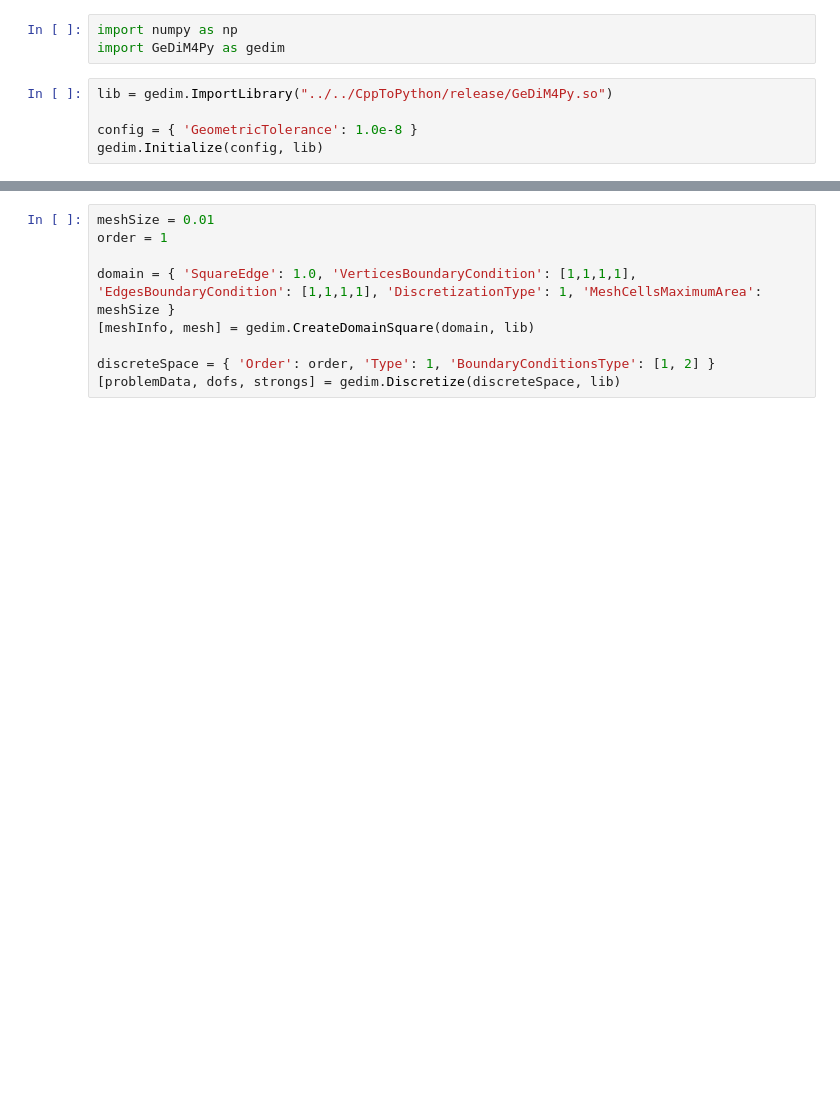
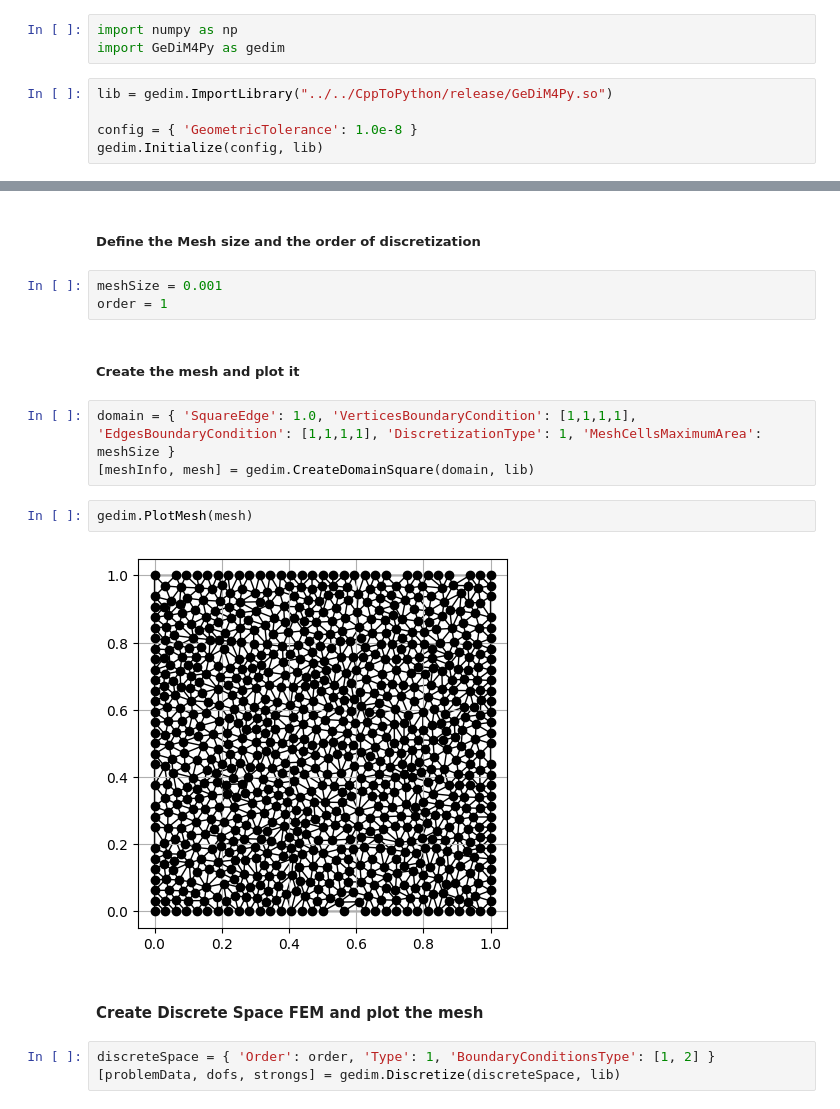
Before and after one commit to aurona23/progetto-MOR, a Jupyter notebook: high_fidelity.ipynb, the cells around one changed output, grey strips where cells are left out. Saved outputs shown, nothing was run; the diff lists cells and outputs as text; blank space fills up the shorter version.

```diff
--- a/high_fidelity.ipynb
+++ b/high_fidelity.ipynb
@@ -101,9 +188,19 @@ def ZerosDerivative(direction, numPoints, points):
+# %% [markdown]
+##### Define the Mesh size and the order of discretization
 # %%
-meshSize = 0.01
+meshSize = 0.001
 order = 1
-
-domain = { 'SquareEdge': 1.0, 'VerticesBoundaryCondition': [1,1,1,1], 'EdgesBoundaryCondition': [1,1,1,1], 'DiscretizationType': 1, 'MeshCellsMaximumArea': meshSize }
-[meshInfo, mesh] = gedim.CreateDomainSquare(domain, lib)
-
-discreteSpace = { 'Order': order, 'Type': 1, 'BoundaryConditionsType': [1, 2] }
-[problemData, dofs, strongs] = gedim.Discretize(discreteSpace, lib)
+# %% [markdown]
+##### Create the mesh and plot it
+# %%
+domain = { 'SquareEdge': 1.0, 'VerticesBoundaryCondition': [1,1,1,1], 'EdgesBoundaryCondition': [1,1,1,1], 'DiscretizationType': 1, 'MeshCellsMaximumArea': meshSize }
+[meshInfo, mesh] = gedim.CreateDomainSquare(domain, lib)
+# %%
+gedim.PlotMesh(mesh)
+# %% [output]
+[figure, added]
+# %% [markdown]
+#### Create Discrete Space FEM and plot the mesh
+# %%
+discreteSpace = { 'Order': order, 'Type': 1, 'BoundaryConditionsType': [1, 2] }
+[problemData, dofs, strongs] = gedim.Discretize(discreteSpace, lib)
```
Also changed, not shown: parts of 17 cells of this notebook.
